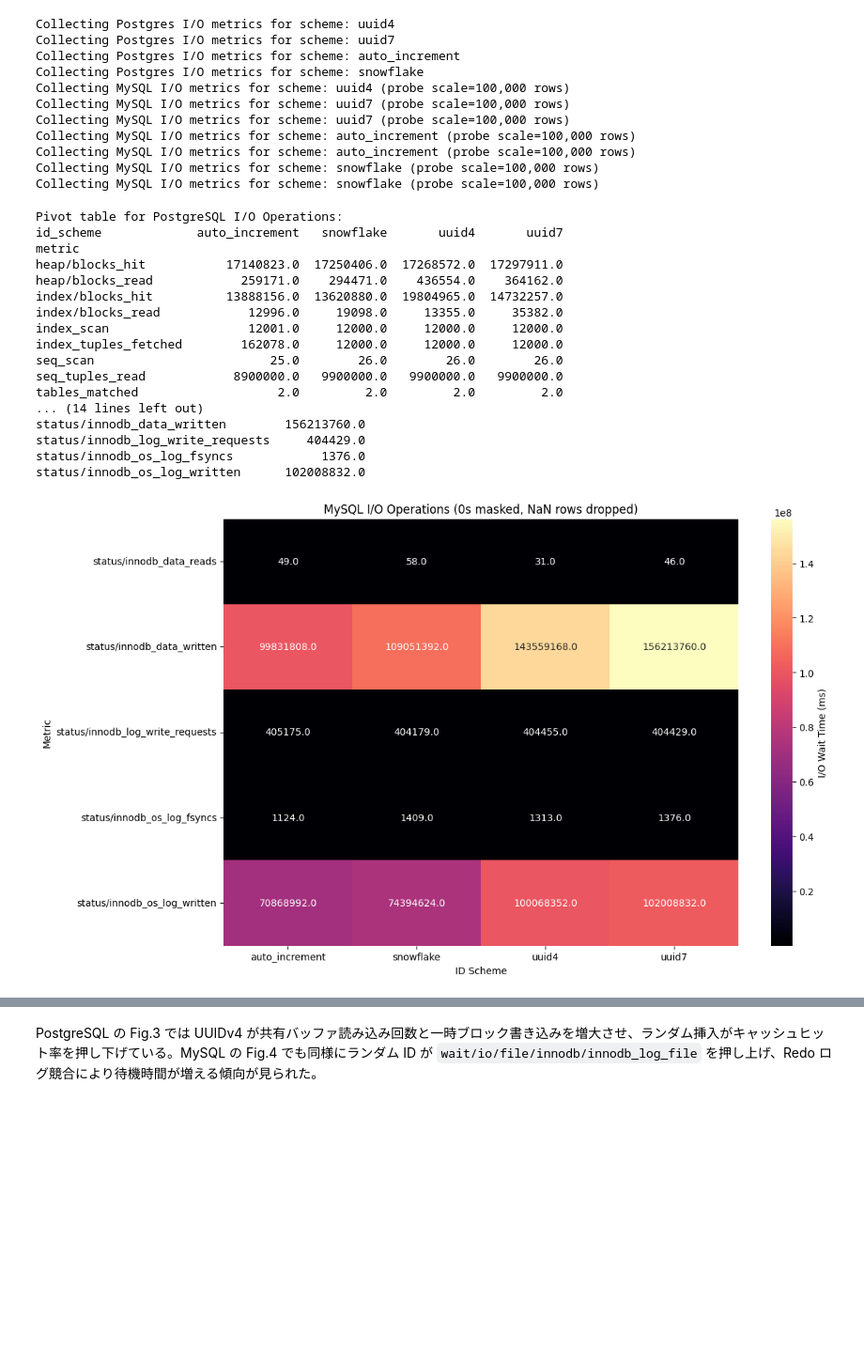
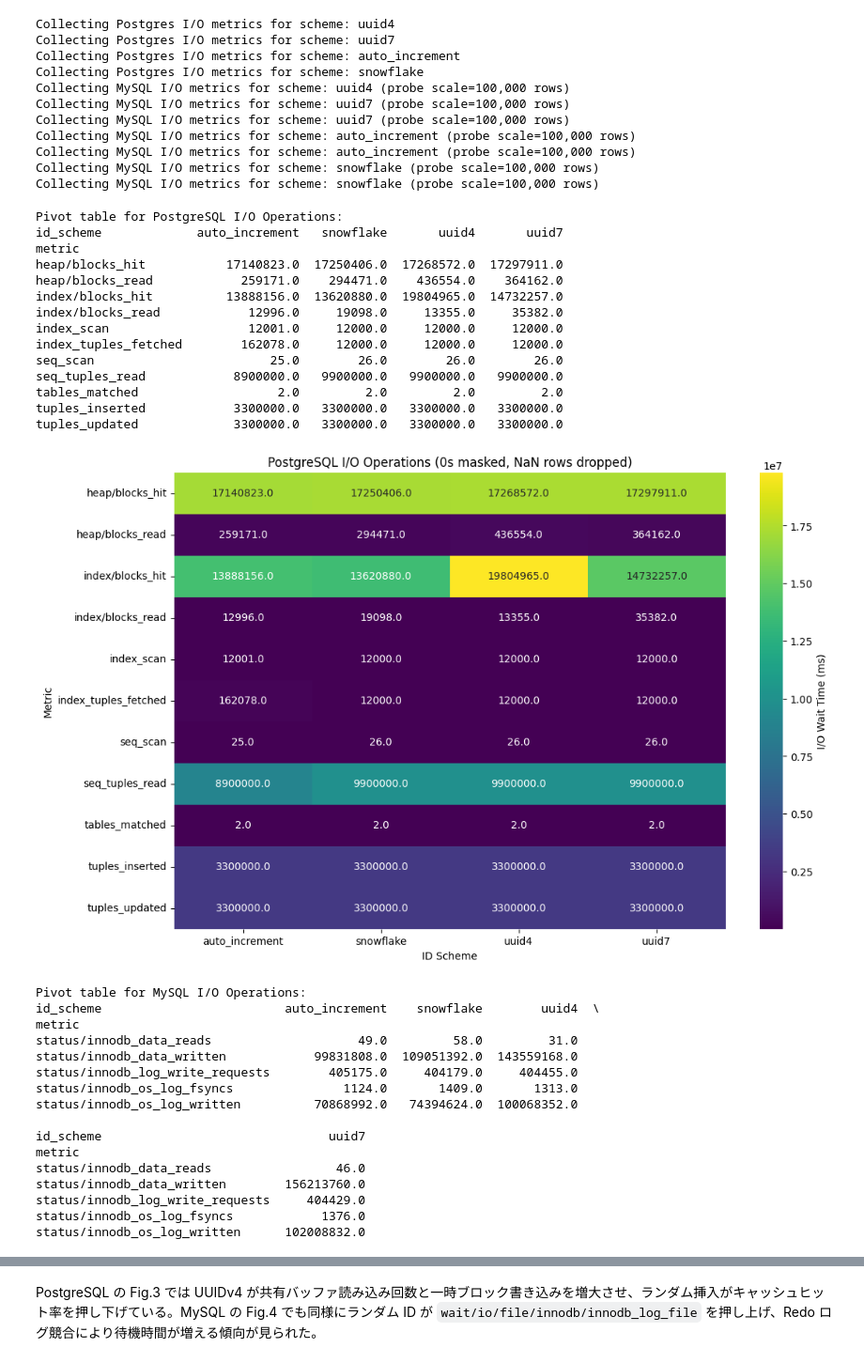
Before and after one commit to sugiyama404/practice_infra_arch, a Jupyter notebook: pg_uuid_benchmark/id_benchmark2.ipynb, the cells around one changed output, grey strips where cells are left out. Shown at 94% size. Saved outputs shown, nothing was run; the diff lists cells and outputs as text; code cells hidden in the pictures; blank space fills up the shorter version.

```diff
--- a/pg_uuid_benchmark/id_benchmark2.ipynb
+++ b/pg_uuid_benchmark/id_benchmark2.ipynb
@@ -1012,6 +1012,7 @@ Collecting MySQL I/O metrics for scheme: auto_increment (probe scale=100,000 row
 Collecting MySQL I/O metrics for scheme: snowflake (probe scale=100,000 rows)
 Collecting MySQL I/O metrics for scheme: snowflake (probe scale=100,000 rows)
 # %%
+import seaborn as sns
 if not io_df.empty:
     pg_df = io_df[io_df['database'] == 'postgres']
     if not pg_df.empty:
@@ -1022,47 +1023,57 @@ if not io_df.empty:
         pivot_pg = pivot_pg.dropna(axis=0, how='all')
         print("Pivot table for PostgreSQL I/O Operations:")
         print(pivot_pg)
-        fig3 = px.imshow(
-            pivot_pg,
-            title='PostgreSQL I/O Operations (0s masked, NaN rows dropped)',
-            color_continuous_scale='Viridis',
-            labels={'x': 'ID Scheme', 'y': 'Metric', 'color': 'I/O Wait Time (ms)'},
-        )
-        fig3.show()
+
+        plt.figure(figsize=(12, 8))
+        sns.heatmap(pivot_pg, annot=True, fmt=".1f", cmap="viridis", cbar_kws={'label': 'I/O Wait Time (ms)'}, mask=pivot_pg.isnull())
+        plt.title('PostgreSQL I/O Operations (0s masked, NaN rows dropped)')
+        plt.xlabel('ID Scheme')
+        plt.ylabel('Metric')
+        plt.show()
     mysql_df = io_df[io_df['database'] == 'mysql']
     if not mysql_df.empty:
         pivot_mysql = mysql_df.pivot_table(index='metric', columns='id_scheme', values='value', aggfunc='sum').fillna(0)
         # Replace 0 with NaN to mask unused areas
         pivot_mysql = pivot_mysql.astype(float)
-
-        import matplotlib.pyplot as plt
-        import seaborn as sns
 
         print("Pivot table for MySQL I/O Operations:")
         print(pivot_mysql)
 
         plt.figure(figsize=(12, 8))
         sns.heatmap(pivot_mysql, annot=True, fmt=".1f", cmap="magma", cbar_kws={'label': 'I/O Wait Time (ms)'}, mask=pivot_mysql.isnull())
         plt.title('MySQL I/O Operations (0s masked, NaN rows dropped)')
         plt.xlabel('ID Scheme')
         plt.ylabel('Metric')
         plt.show()
 # %% [output]
 Pivot table for PostgreSQL I/O Operations:
 id_scheme             auto_increment   snowflake       uuid4       uuid7
 metric
 heap/blocks_hit           17140823.0  17250406.0  17268572.0  17297911.0
 heap/blocks_read            259171.0    294471.0    436554.0    364162.0
 index/blocks_hit          13888156.0  13620880.0  19804965.0  14732257.0
 index/blocks_read            12996.0     19098.0     13355.0     35382.0
 index_scan                   12001.0     12000.0     12000.0     12000.0
 index_tuples_fetched        162078.0     12000.0     12000.0     12000.0
 seq_scan                        25.0        26.0        26.0        26.0
 seq_tuples_read            8900000.0   9900000.0   9900000.0   9900000.0
 tables_matched                   2.0         2.0         2.0         2.0
-... (14 lines left out)
-status/innodb_data_written        156213760.0
-status/innodb_log_write_requests     404429.0
-status/innodb_os_log_fsyncs            1376.0
-status/innodb_os_log_written      102008832.0
+tuples_inserted            3300000.0   3300000.0   3300000.0   3300000.0
+tuples_updated             3300000.0   3300000.0   3300000.0   3300000.0
-[figure, old version]
+[figure, new version]
+Pivot table for MySQL I/O Operations:
+id_scheme                         auto_increment    snowflake        uuid4  \
+metric
+status/innodb_data_reads                    49.0         58.0         31.0
+status/innodb_data_written            99831808.0  109051392.0  143559168.0
+status/innodb_log_write_requests        405175.0     404179.0     404455.0
+status/innodb_os_log_fsyncs               1124.0       1409.0       1313.0
+status/innodb_os_log_written          70868992.0   74394624.0  100068352.0
+
+id_scheme                               uuid7
+metric
+status/innodb_data_reads                 46.0
+status/innodb_data_written        156213760.0
+status/innodb_log_write_requests     404429.0
+status/innodb_os_log_fsyncs            1376.0
+status/innodb_os_log_written      102008832.0
```
Also changed, not shown: parts of 2 cells of this notebook, 2 other files.
